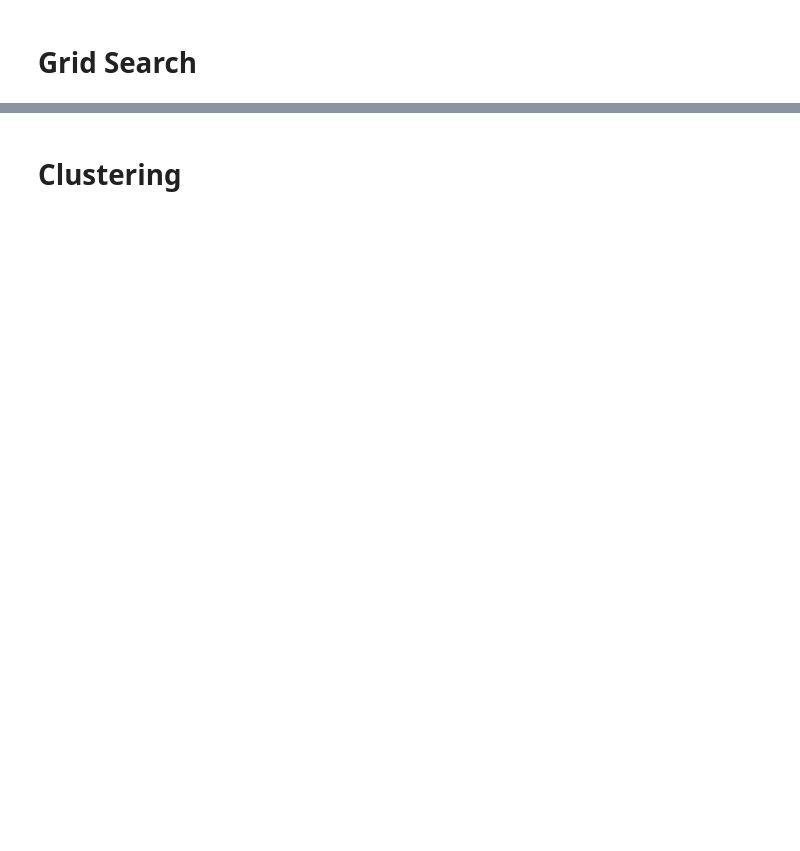
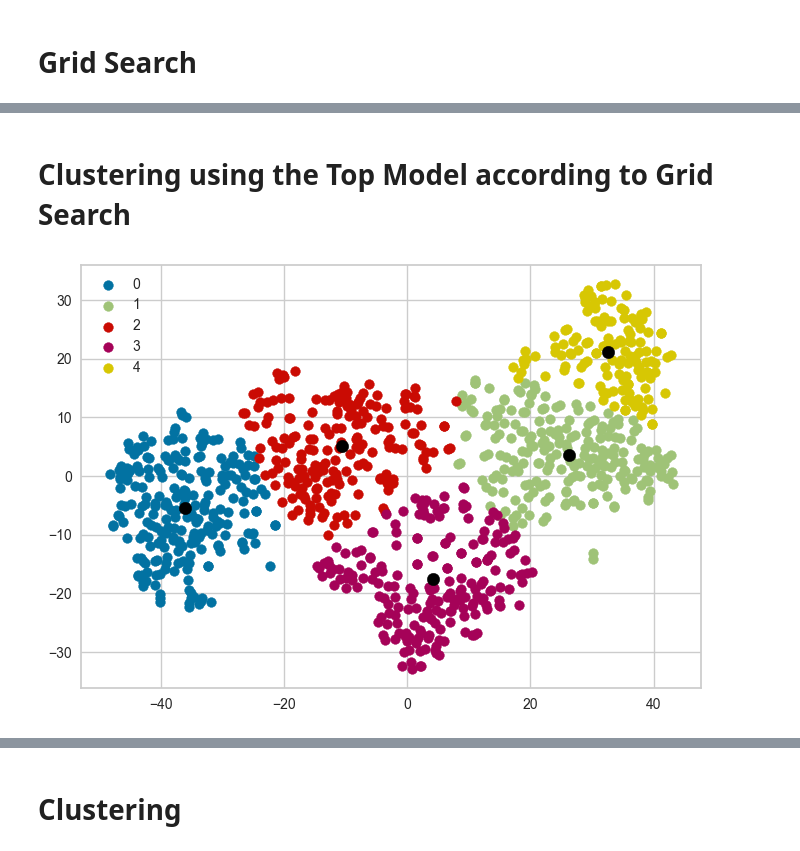
Before and after one commit to JM-Elbambo/GTZAN-Music-Clustering, a Jupyter notebook: main.ipynb, the cells around one changed output, grey strips where cells are left out. Saved outputs shown, nothing was run; the diff lists cells and outputs as text; code cells hidden in the pictures; blank space fills up the shorter version.

Commit message:
GridSearch without cv, Top 3

```diff
--- a/main.ipynb
+++ b/main.ipynb
@@ -151,10 +153,0 @@ print(random_grid)
-# %%
-# Use the random search to search for best hyperparameters
-
-# First create the base model to tune
-kmeans = KMeans(random_state=0)
-# Random search of parameters, using 5 fold cross validation,
-kmeans_random = RandomizedSearchCV(estimator = kmeans, param_distributions = random_grid, cv = 5, random_state=42, n_jobs = -1, verbose = 2)
-# Fit the random search model
-kmeans_random.fit(df_scaled)
-kmeans_random.best_params_
@@ -215,10 +153,0 @@ kmeans_grid = GridSearchCV(estimator = kmeans, param_grid = param_grid,
-# %%
-# Fit the grid search to the data
-kmeans_grid.fit(df_scaled)
-kmeans_grid.best_params_
-
-best_grid = kmeans_grid.best_estimator_
-grid_labels = best_grid.fit_predict(df_scaled)
-grid_accuracy = evaluate(best_grid, df_scaled, grid_labels)
-
-print('Improvement of {:0.2f} from base to grid'.format((grid_accuracy - base_accuracy)))
@@ -229,0 +203,20 @@ Improvement of 0.02 from base to grid
+# %% [markdown]
+<h1>Clustering using the Top Model according to Grid Search </h1>
+# %%
+import numpy as np
+
+# Perform k-means clustering
+kmeans = KMeans(k, init="k-means++", n_init=3, max_iter=100, tol=0.01, copy_x=True, algorithm='lloyd', random_state=42)
+labels = kmeans.fit_predict(df_scaled)
+
+# Plot clusters
+for i in range(k):
+    plt.scatter(df_scaled[np.asarray(labels == i), 0] , df_scaled[np.asarray(labels == i), 1] , label = i)
+
+# Plot cluster centers
+plt.scatter(kmeans.cluster_centers_[:,0] , kmeans.cluster_centers_[:,1] , s = 80, color='black')
+
+plt.legend()
+plt.show()
+# %% [output]
+[figure, added]
```
Also changed, not shown: parts of 16 cells of this notebook.
